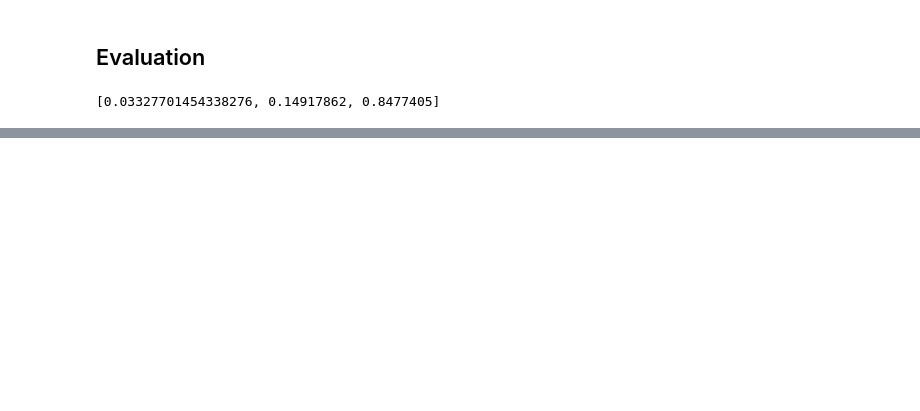
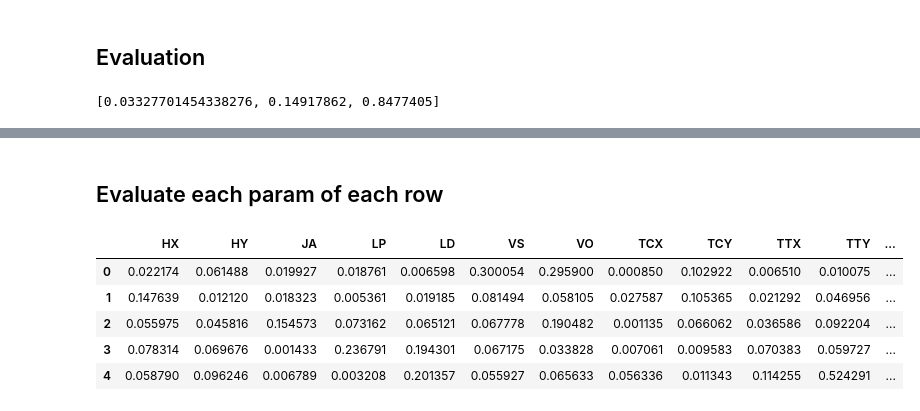
Before and after one commit to thanatlap/master-thesis-vocal-tract-inversion-journal, a Jupyter notebook: misc/model_with_phonetic.ipynb, the cells around one changed output, grey strips where cells are left out. Cells and saved outputs as stored; diff of their text form; code cells hidden in the pictures; blank space fills up the shorter version.

```diff
--- a/misc/model_with_phonetic.ipynb
+++ b/misc/model_with_phonetic.ipynb
@@ -806,0 +892,2 @@ print(err)
+# %% [markdown]
+## Evaluate each param of each row
@@ -806,0 +903,9 @@ print(err)
+# %%
+df_se.head()
+# %% [output]
+|  | HX | HY | JA | LP | LD | VS | VO | TCX | TCY | TTX | TTY | ... |
+| 0 | 0.022174 | 0.061488 | 0.019927 | 0.018761 | 0.006598 | 0.300054 | 0.295900 | 0.000850 | 0.102922 | 0.006510 | 0.010075 | ... |
+| 1 | 0.147639 | 0.012120 | 0.018323 | 0.005361 | 0.019185 | 0.081494 | 0.058105 | 0.027587 | 0.105365 | 0.021292 | 0.046956 | ... |
+| 2 | 0.055975 | 0.045816 | 0.154573 | 0.073162 | 0.065121 | 0.067778 | 0.190482 | 0.001135 | 0.066062 | 0.036586 | 0.092204 | ... |
+| 3 | 0.078314 | 0.069676 | 0.001433 | 0.236791 | 0.194301 | 0.067175 | 0.033828 | 0.007061 | 0.009583 | 0.070383 | 0.059727 | ... |
+| 4 | 0.058790 | 0.096246 | 0.006789 | 0.003208 | 0.201357 | 0.055927 | 0.065633 | 0.056336 | 0.011343 | 0.114255 | 0.524291 | ... |
```
Also changed, not shown: parts of 35 cells of this notebook, 6 other files.
